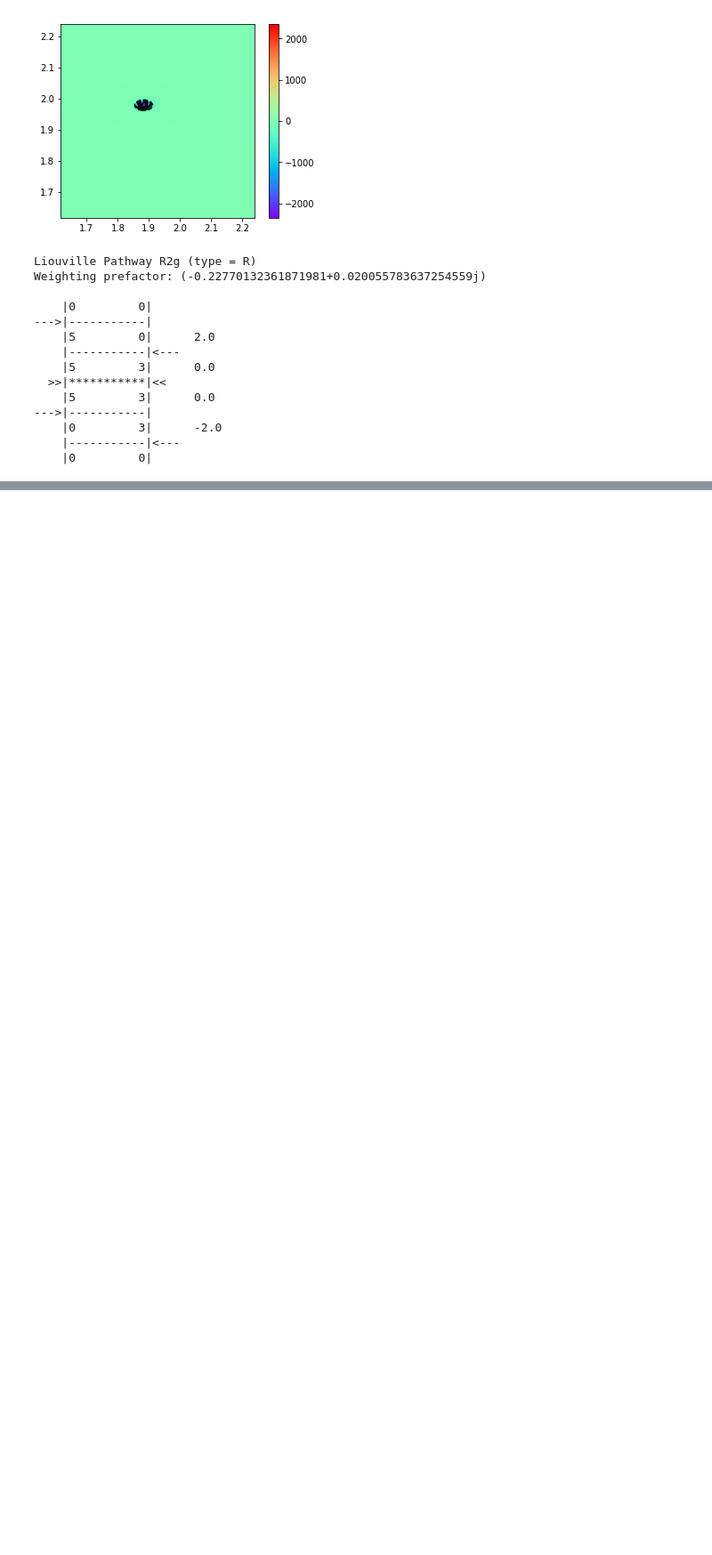
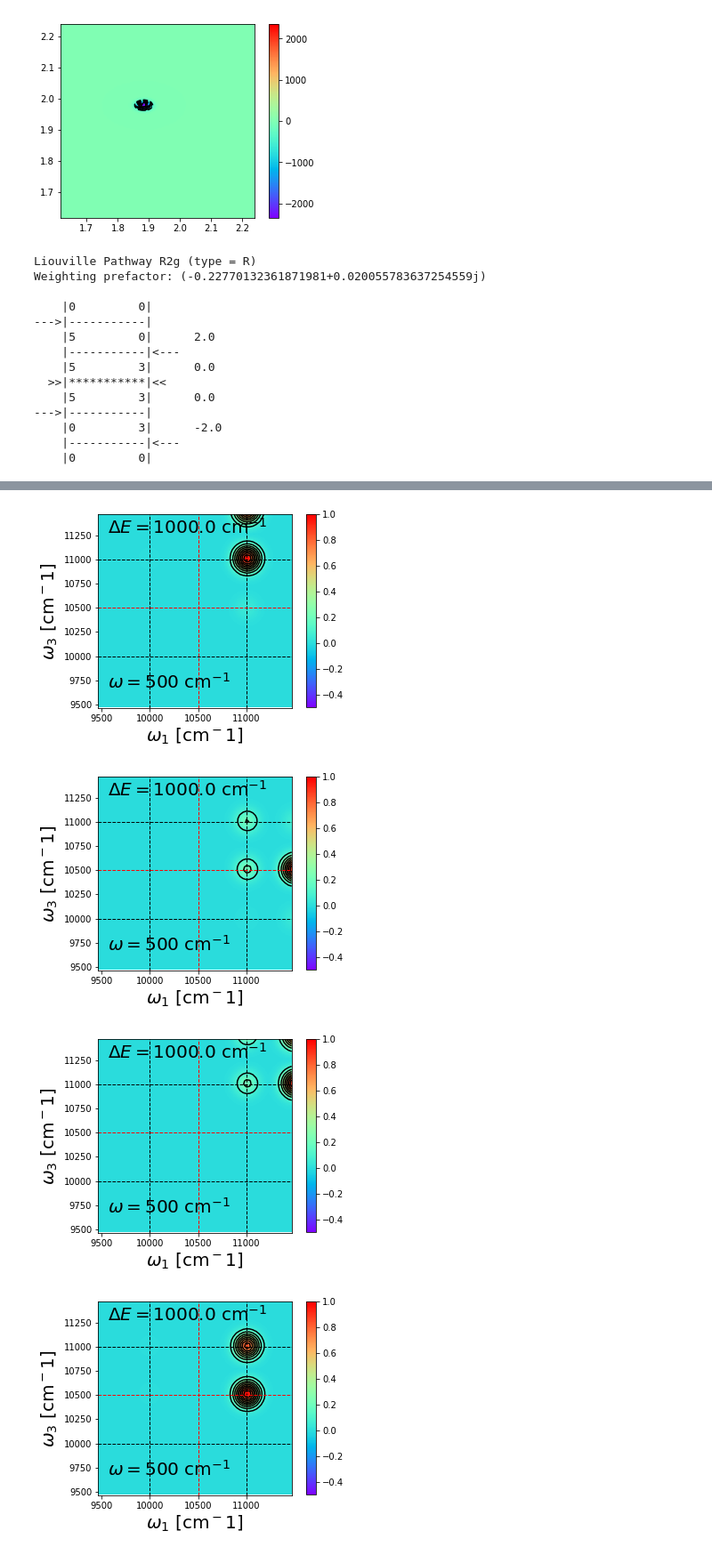
Before and after one commit to tmancal74/quantarhei, a Jupyter notebook: quantarhei/wizard/examples/an_853_RC.ipynb, the cells around one changed output, grey strips where cells are left out. Shown at 89% size. Drawn from its saved outputs; the diff is of its cells as text; code cells hidden in the pictures; blank space fills up the shorter version.

```diff
--- a/quantarhei/wizard/examples/an_853_RC.ipynb
+++ b/quantarhei/wizard/examples/an_853_RC.ipynb
@@ -99,3 +99,47 @@ Weighting prefactor: (-0.22770132361871981+0.020055783637254559j)
     |0         3|      -2.0
     |-----------|<---
     |0         0|
+# %%
+def label_func(sp):
+
+    dE = sp.get_log_params()["dE"]
+    return (["$\Delta E = "+str(dE)+"$ cm$^{-1}$", "$\omega = 500$ cm$^{-1}$"], [[0.05, 0.9], [0.05, 0.1]])
+
+def show_states_func(sp):
+    prms = sp.get_log_params()
+    E0 = prms["E0"]
+    dE = prms["dE"]
+    try:
+        omega = prms["omega"]
+    except:
+        omega = 500.0
+    return [E0, E0+dE, [E0+dE-omega, '--r'],[E0+dE+omega,'--b']]
+# %%
+import os
+
+simdir = "sim_up"
+snames = ["p_re", "m_re", "p_nr", "m_nr"]
+normalize_each = True
+
+ii = 1
+Ni = len(snames)
+for sname in snames:
+
+    pname = os.path.join(simdir, "cont_"+sname+".qrp")
+
+    cont = qr.load_parcel(pname)
+    cont.normalize2(each=normalize_each, dpart=qr.part_ABS)
+    with qr.energy_units("1/cm"):
+        cont.trimall_to([9500,11500,9500,11500])
+
+    print("Making movie no.", ii, "of", Ni)
+    with qr.energy_units("1/cm"):
+        mname = "movie_"+sname
+        if normalize_each:
+            mname += "_norm_each.mp4"
+        else:
+            mname += "_norm_glob.mp4"
+        cont.make_movie(mname, spart=qr.part_ABS, Npos_contours=10, label_func=label_func, show_states_func=show_states_func)
+
+    ii += 1
+# %% [output]
@@ -101,0 +154,4 @@ Weighting prefactor: (-0.22770132361871981+0.020055783637254559j)
+[figure, added]
+[figure, added]
+[figure, added]
+[figure, added]
```
Also changed, not shown: parts of 1 cell of this notebook, 15 other files.
